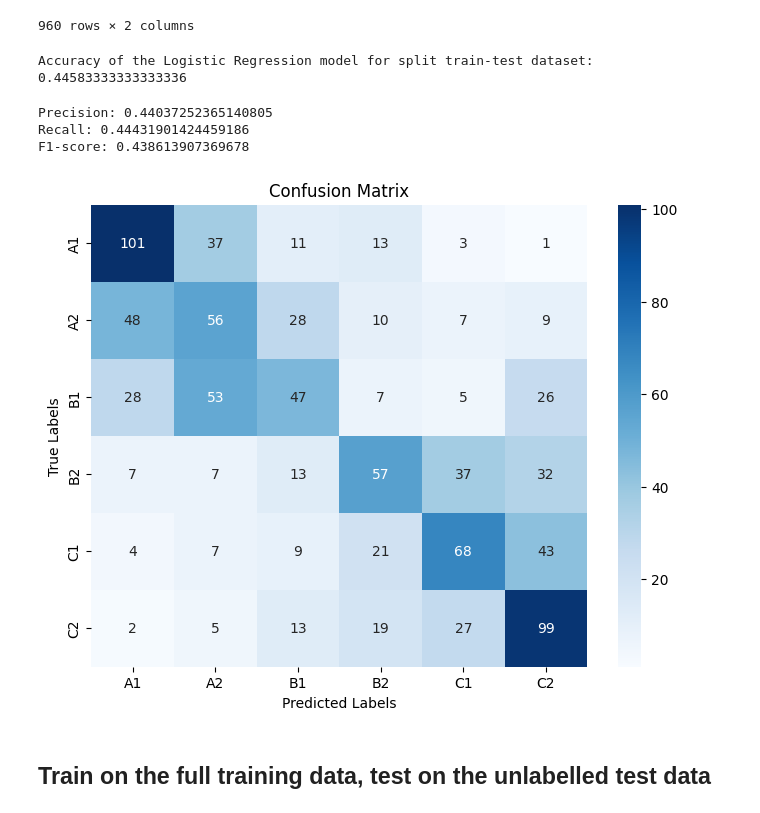
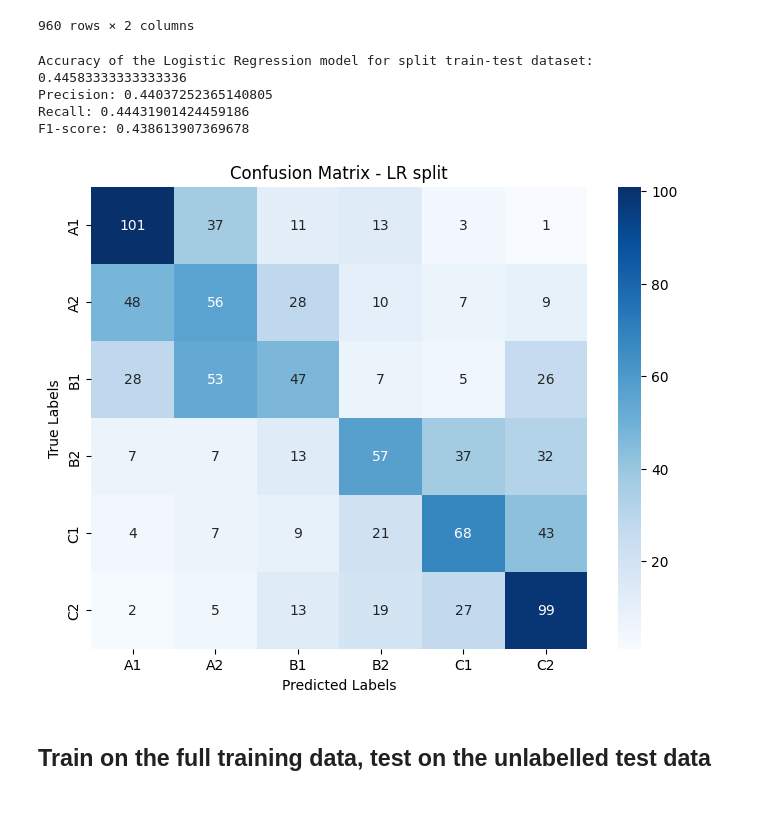
Before and after one commit to RebeccaKessler/Machine_Learning, a Jupyter notebook: Codes/Code_2.ipynb, the cells around one changed output. Cells and saved outputs as stored; diff of their text form; code cells hidden in the pictures.

```diff
--- a/Codes/Code_2.ipynb
+++ b/Codes/Code_2.ipynb
@@ -83,33 +84,32 @@ df_pred_LR
 # Get the accuracy
 accuracy_LR_split = accuracy_score(y_test, LR_pred)
 print("Accuracy of the Logistic Regression model for split train-test dataset:", accuracy_LR_split)
+
+# Calculate Precision, Recall, F1-score with 'macro' average for simplicity
+precision_LR_split = precision_score(y_test, LR_pred, average='macro')
+print("Precision:", precision_LR_split)
+
+recall_LR_split = recall_score(y_test, LR_pred, average='macro')
+print("Recall:", recall_LR_split)
+
+f1_LR_split = f1_score(y_test, LR_pred, average='macro')
+print("F1-score:", f1_LR_split)
 # %% [output]
 Accuracy of the Logistic Regression model for split train-test dataset: 0.44583333333333336
+Precision: 0.44037252365140805
+Recall: 0.44431901424459186
+F1-score: 0.438613907369678
-# %%
-# Calculate Precision, Recall, F1-score with 'macro' average for simplicity
-precision = precision_score(y_test, LR_pred, average='macro')
-print("Precision:", precision)
-
-recall = recall_score(y_test, LR_pred, average='macro')
-print("Recall:", recall)
-
-f1 = f1_score(y_test, LR_pred, average='macro')
-print("F1-score:", f1)
-# %% [output]
-Precision: 0.44037252365140805
-Recall: 0.44431901424459186
-F1-score: 0.438613907369678
 # %%
-cm = confusion_matrix(y_test, LR_pred)
+cm_LR_split = confusion_matrix(y_test, LR_pred)
 
 plt.figure(figsize=(8, 6))
-sns.heatmap(cm, annot=True, fmt='d', cmap='Blues', xticklabels=['A1', 'A2', 'B1', 'B2', 'C1', 'C2'], yticklabels=['A1', 'A2', 'B1', 'B2', 'C1', 'C2'])
+sns.heatmap(cm_LR_split, annot=True, fmt='d', cmap='Blues', xticklabels=['A1', 'A2', 'B1', 'B2', 'C1', 'C2'], yticklabels=['A1', 'A2', 'B1', 'B2', 'C1', 'C2'])
 plt.xlabel('Predicted Labels')
 plt.ylabel('True Labels')
-plt.title('Confusion Matrix')
+plt.title('Confusion Matrix - LR split')
 plt.show()
 # %% [output]
-[figure, old version]
+[figure, new version]
 # %% [markdown]
 ## Train on the full training data, test on the unlabelled test data
 # %%
```
Also changed, not shown: parts of 20 cells of this notebook.
